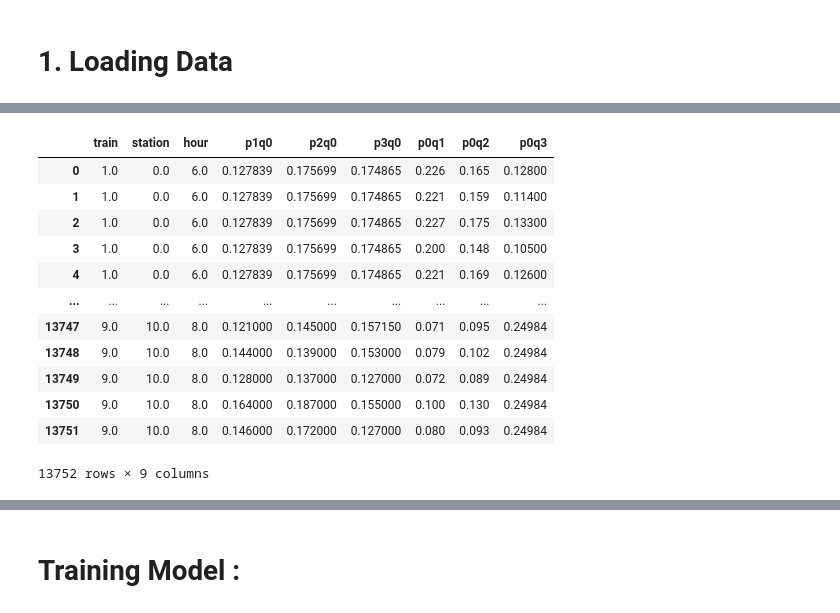
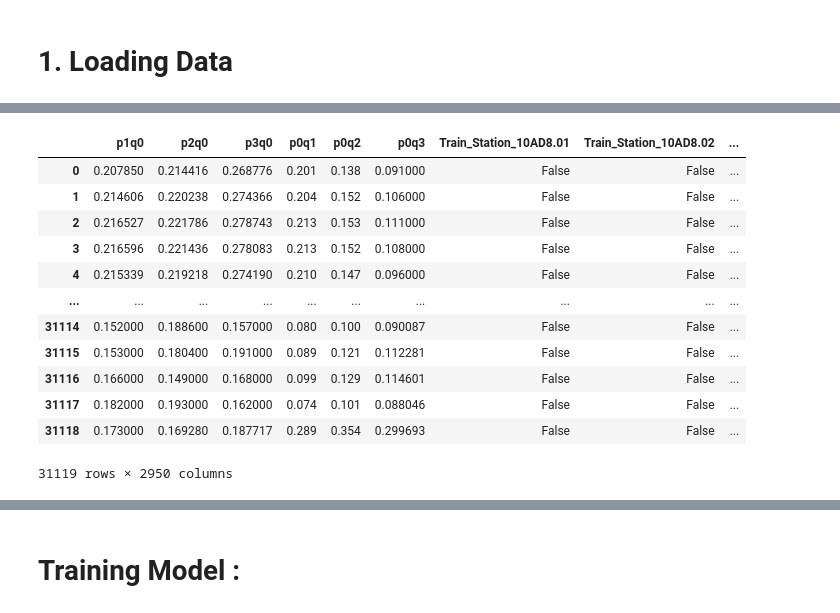
Before and after one commit to Ashraf-Khabar/Mean-time-to-predict-the-Occupation-Of-Trains, a Jupyter notebook: Torch Model Training/NN Training.ipynb, the cells around one changed output, grey strips where cells are left out. Drawn from its saved outputs; the diff is of its cells as text; code cells hidden in the pictures.

```diff
--- a/Torch Model Training/NN Training.ipynb
+++ b/Torch Model Training/NN Training.ipynb
@@ -316,2 +89,0 @@ print(f"11 : {(X['hour'] == 11 ).sum()}")
-# %%
-X['hour'] = X['hour'].fillna(8.0)
@@ -427,3 +89,0 @@ dtype: float64
-# %%
-X = X.dropna(subset=['hour'])
-X.reset_index(drop=True, inplace=True)
@@ -461,4 +89,0 @@ X
-# %%
-X = X.drop(['date'], axis=1)
-# %%
-X = X.drop(['composition'], axis=1)
@@ -481,23 +90,22 @@ X
 # %%
 X_train = X.head(31119)
 X_test = X.tail(len(X) - 31119)
-# %%
-X_test.reset_index(drop=True, inplace=True)
-X_test
-# %% [output]
-|  | train | station | hour | p1q0 | p2q0 | p3q0 | p0q1 | p0q2 | p0q3 |
-| 0 | 1.0 | 0.0 | 6.0 | 0.127839 | 0.175699 | 0.174865 | 0.226 | 0.165 | 0.12800 |
-| 1 | 1.0 | 0.0 | 6.0 | 0.127839 | 0.175699 | 0.174865 | 0.221 | 0.159 | 0.11400 |
-| 2 | 1.0 | 0.0 | 6.0 | 0.127839 | 0.175699 | 0.174865 | 0.227 | 0.175 | 0.13300 |
-| 3 | 1.0 | 0.0 | 6.0 | 0.127839 | 0.175699 | 0.174865 | 0.200 | 0.148 | 0.10500 |
-| 4 | 1.0 | 0.0 | 6.0 | 0.127839 | 0.175699 | 0.174865 | 0.221 | 0.169 | 0.12600 |
-| ... | ... | ... | ... | ... | ... | ... | ... | ... | ... |
-| 13747 | 9.0 | 10.0 | 8.0 | 0.121000 | 0.145000 | 0.157150 | 0.071 | 0.095 | 0.24984 |
-| 13748 | 9.0 | 10.0 | 8.0 | 0.144000 | 0.139000 | 0.153000 | 0.079 | 0.102 | 0.24984 |
-| 13749 | 9.0 | 10.0 | 8.0 | 0.128000 | 0.137000 | 0.127000 | 0.072 | 0.089 | 0.24984 |
-| 13750 | 9.0 | 10.0 | 8.0 | 0.164000 | 0.187000 | 0.155000 | 0.100 | 0.130 | 0.24984 |
-| 13751 | 9.0 | 10.0 | 8.0 | 0.146000 | 0.172000 | 0.127000 | 0.080 | 0.093 | 0.24984 |
-13752 rows × 9 columns
+# %%
+X_train
+# %% [output]
+|  | p1q0 | p2q0 | p3q0 | p0q1 | p0q2 | p0q3 | Train_Station_10AD8.01 | Train_Station_10AD8.02 | ... |
+| 0 | 0.207850 | 0.214416 | 0.268776 | 0.201 | 0.138 | 0.091000 | False | False | ... |
+| 1 | 0.214606 | 0.220238 | 0.274366 | 0.204 | 0.152 | 0.106000 | False | False | ... |
+| 2 | 0.216527 | 0.221786 | 0.278743 | 0.213 | 0.153 | 0.111000 | False | False | ... |
+| 3 | 0.216596 | 0.221436 | 0.278083 | 0.213 | 0.152 | 0.108000 | False | False | ... |
+| 4 | 0.215339 | 0.219218 | 0.274190 | 0.210 | 0.147 | 0.096000 | False | False | ... |
+| ... | ... | ... | ... | ... | ... | ... | ... | ... | ... |
+| 31114 | 0.152000 | 0.188600 | 0.157000 | 0.080 | 0.100 | 0.090087 | False | False | ... |
+| 31115 | 0.153000 | 0.180400 | 0.191000 | 0.089 | 0.121 | 0.112281 | False | False | ... |
+| 31116 | 0.166000 | 0.149000 | 0.168000 | 0.099 | 0.129 | 0.114601 | False | False | ... |
+| 31117 | 0.182000 | 0.193000 | 0.162000 | 0.074 | 0.101 | 0.088046 | False | False | ... |
+| 31118 | 0.173000 | 0.169280 | 0.187717 | 0.289 | 0.354 | 0.299693 | False | False | ... |
+31119 rows × 2950 columns
 # %%
 y
 # %% [output]
```
Also changed, not shown: parts of 60 cells of this notebook, 1 other file.
